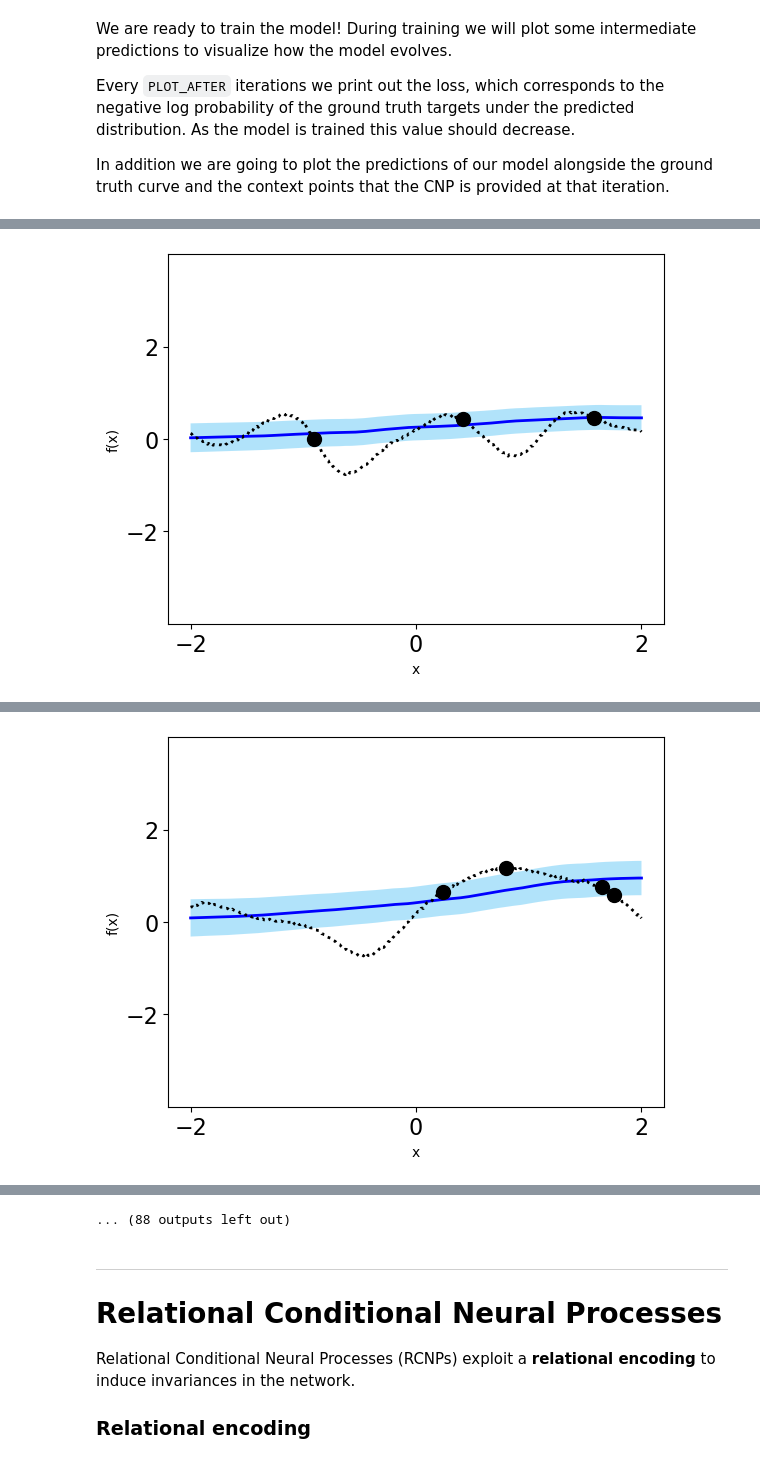
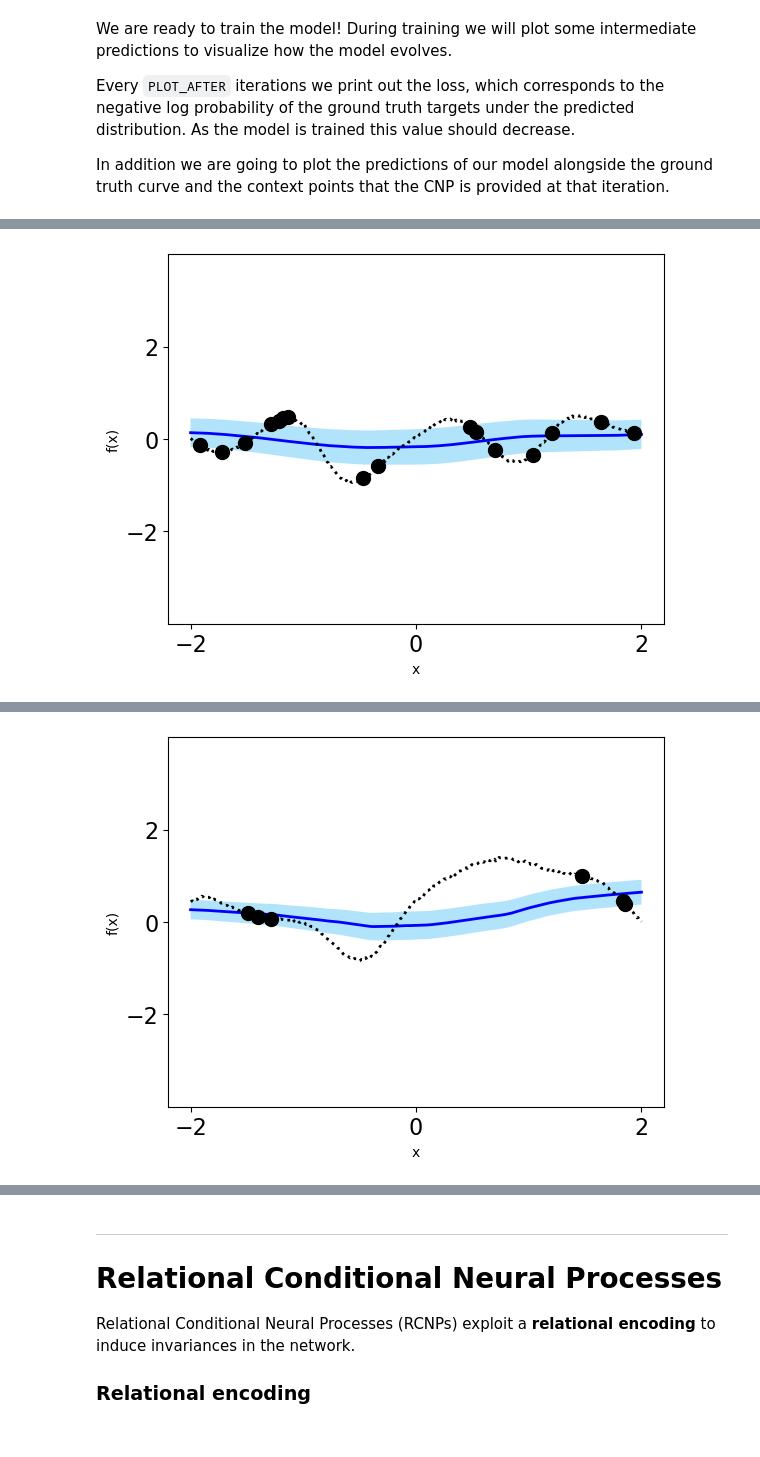
Before and after one commit to acerbilab/relational-neural-processes, a Jupyter notebook: relational_neural_process.ipynb, the cells around one changed output, grey strips where cells are left out. Saved outputs shown, nothing was run; the diff lists cells and outputs as text; code cells hidden in the pictures.

```diff
--- a/relational_neural_process.ipynb
+++ b/relational_neural_process.ipynb
@@ -344,10 +348,7 @@ class CNPDeterministicEncoder(nn.Module):
             x = torch.relu(linear(x))
         x = self.linears[-1](x)
         x = x.view(batch_size, set_size, -1)
-        representation = x.mean(dim=1)
-        # Add number of context points to the representation? (does it help?)
-        if False:
-            representation = torch.cat((representation, set_size*torch.ones(batch_size,1,device=device)),dim=-1)
+        representation = x.sum(dim=1)
         return representation
 # %% [markdown]
 ### Decoder
@@ -373,8 +374,13 @@ class CNPDeterministicDecoder(nn.Module):
             target_x: batch_size x set_size x d
         """
         batch_size, set_size, d = target_x.shape
-        representation = representation.unsqueeze(1).repeat([1, set_size, 1])
-        input = torch.cat((representation, target_x), dim=-1)
+
+        if representation is None:
+            input = target_x
+        else:
+            representation = representation.unsqueeze(1).repeat([1, set_size, 1])
+            input = torch.cat((representation, target_x), dim=-1)
+
         x = input.view(batch_size * set_size, -1)
         for i, linear in enumerate(self.linears[:-1]):
             x = torch.relu(linear(x))
@@ -431,9 +437,9 @@ We can now add the model to the graph and finalise it by defining the train step
 # Sizes of the layers of the MLPs for the encoder and decoder
 # The final output layer of the decoder outputs two values, one for the mean and
 # one for the variance of the prediction at the target location
-d_x, d_in, representation_size, d_out = 1, 2, 128, 2
-encoder_sizes = [d_in, 128, 128, 128, representation_size]
-decoder_sizes = [representation_size + d_x, 128, 128, 2]
+d_x, d_in, representation_size, d_out, hidden_size = 1, 2, 256, 2, 128
+encoder_sizes = [d_in, hidden_size, hidden_size, hidden_size, representation_size]
+decoder_sizes = [representation_size + d_x, hidden_size, hidden_size, hidden_size, 2]
 
 CNPmodel = CNPDeterministicModel(encoder_sizes, decoder_sizes).to(device)
 optimizer = optim.Adam(CNPmodel.parameters(), lr=1e-4)
@@ -445,8 +451,9 @@ Every `PLOT_AFTER` iterations we print out the loss, which corresponds to the ne
 In addition we are going to plot the predictions of our model alongside the ground truth curve and the context points that the CNP is provided at that iteration.
 # %%
 for it in range(training_iterations):
-    temperature = np.minimum(1, 2*it / training_iterations)
-    data_train = dataset_train.generate_curves(log_sample=True, temperature=temperature)
+    temperature = np.minimum(1, 2*it / training_iterations) if USE_TEMPERATURE else 0
+    with torch.no_grad():
+        data_train = dataset_train.generate_curves(log_sample=True, temperature=temperature)
     optimizer.zero_grad()
     log_prob, _, _ = CNPmodel(data_train.query, data_train.target_y)
     loss = -log_prob.mean()
@@ -454,20 +461,21 @@ for it in range(training_iterations):
     optimizer.step()
     # print('Iteration: {}, train loss: {}'.format(it, loss))
     if it % PLOT_AFTER == 0:
-        data_test = dataset_test.generate_curves(log_sample=True, temperature=temperature)
-        test_log_prob, pred_y, sigma = CNPmodel(data_test.query, data_test.target_y)
-        test_loss = -test_log_prob.mean()
+        with torch.no_grad():
+            data_test = dataset_test.generate_curves(log_sample=True, temperature=temperature)
+            test_log_prob, pred_y, sigma = CNPmodel(data_test.query, data_test.target_y)
+            test_loss = -test_log_prob.mean()
 
-        print("{}, Iteration: {}, test loss: {}".format(
-            datetime.datetime.now().strftime("%Y-%m-%d %H:%M:%S"), it, test_loss)
-        )
-        (context_x, context_y), target_x = data_test.query
-        plot_functions(
-            target_x.cpu().detach().numpy(),
-            data_test.target_y.cpu().detach().numpy(),
-            context_x.cpu().detach().numpy(),
-            context_y.cpu().detach().numpy(),
-            pred_y.cpu().detach().numpy(),
-            sigma.cpu().detach().numpy(),
-        )
+            print("{}, Iteration: {}, test loss: {}".format(
+                datetime.datetime.now().strftime("%Y-%m-%d %H:%M:%S"), it, test_loss)
+            )
+            (context_x, context_y), target_x = data_test.query
+            plot_functions(
+                target_x.cpu().detach().numpy(),
+                data_test.target_y.cpu().detach().numpy(),
+                context_x.cpu().detach().numpy(),
+                context_y.cpu().detach().numpy(),
+                pred_y.cpu().detach().numpy(),
+                sigma.cpu().detach().numpy(),
+            )
 # %% [output]
@@ -479 +487 @@ for it in range(training_iterations):
-[figure, old version]
+[figure, new version]
@@ -481 +489 @@ for it in range(training_iterations):
-[figure, old version]
+[figure, new version]
@@ -486,4 +492,3 @@ for it in range(training_iterations):
-... (88 outputs left out)
 # %% [markdown]
 -----------------------------------------
 
```
Also changed, not shown: parts of 15 cells of this notebook.
